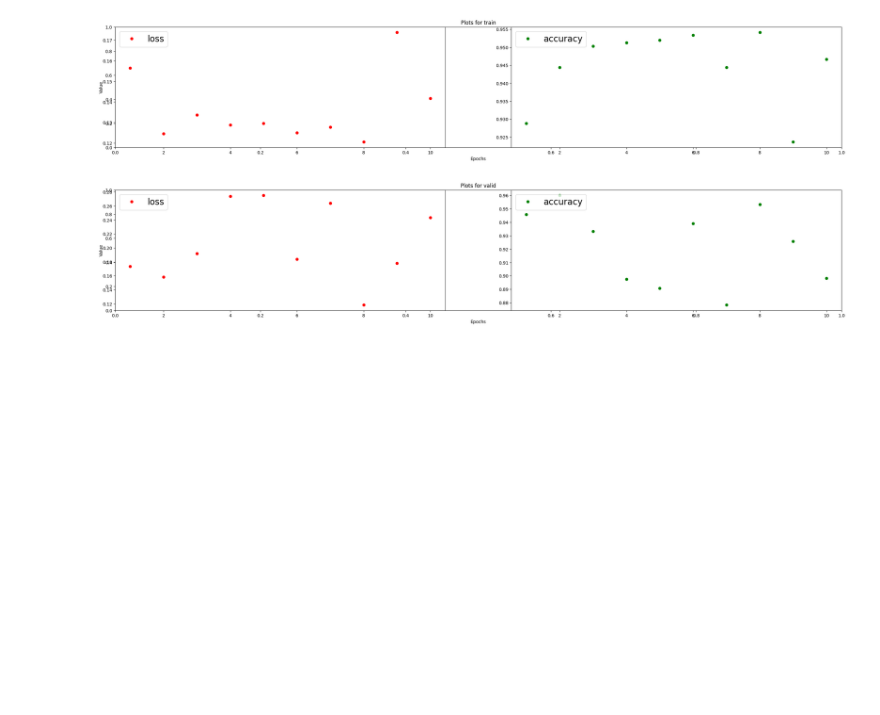
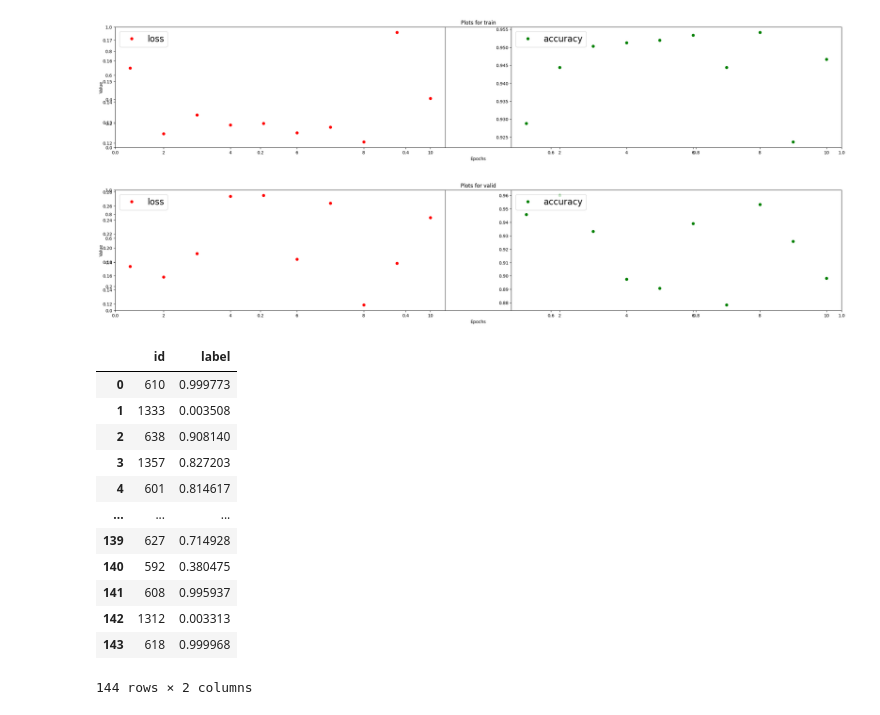
Before and after one commit to KsSoldatova/pp_lab5, a Jupyter notebook: lab5.ipynb, the cells around one changed output. Drawn from its saved outputs; the diff is of its cells as text; code cells hidden in the pictures; blank space fills up the shorter version.

```diff
--- a/lab5.ipynb
+++ b/lab5.ipynb
@@ -561,3 +561,33 @@ Epoch : 10, train accuracy : 0.9466665983200073, train loss : 0.1416682451963424
 Epoch : 10, val_accuracy : 0.8983333110809326, val_loss : 0.24344877898693085
 [figure]
 [figure]
+# %%
+rose_probs = []
+model.eval()
+with torch.no_grad():
+    for images, labels in test_loader:
+        images = images.to(device)
+        preds = model(images)
+        preds_list = F.softmax(preds, dim=1)[:, 1].tolist()
+        rose_probs += list(zip(labels, preds_list))
+
+idx = list(map(lambda x: x[0],rose_probs))
+prob = list(map(lambda x: x[1],rose_probs))
+
+submission = pd.DataFrame({'id':idx,'label':prob})
+
+submission
+# %% [output]
+|  | id | label |
+| 0 | 610 | 0.999773 |
+| 1 | 1333 | 0.003508 |
+| 2 | 638 | 0.908140 |
+| 3 | 1357 | 0.827203 |
+| 4 | 601 | 0.814617 |
+| ... | ... | ... |
+| 139 | 627 | 0.714928 |
+| 140 | 592 | 0.380475 |
+| 141 | 608 | 0.995937 |
+| 142 | 1312 | 0.003313 |
+| 143 | 618 | 0.999968 |
+144 rows × 2 columns
```
Also changed, not shown: parts of 1 cell of this notebook.
